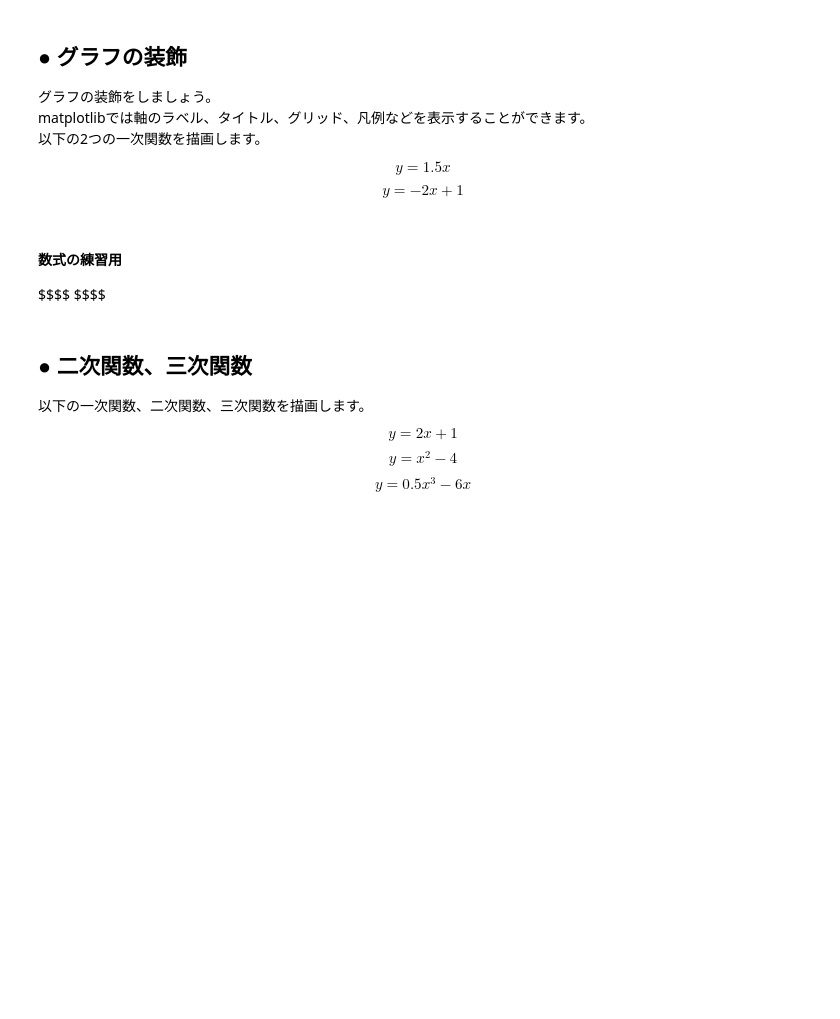
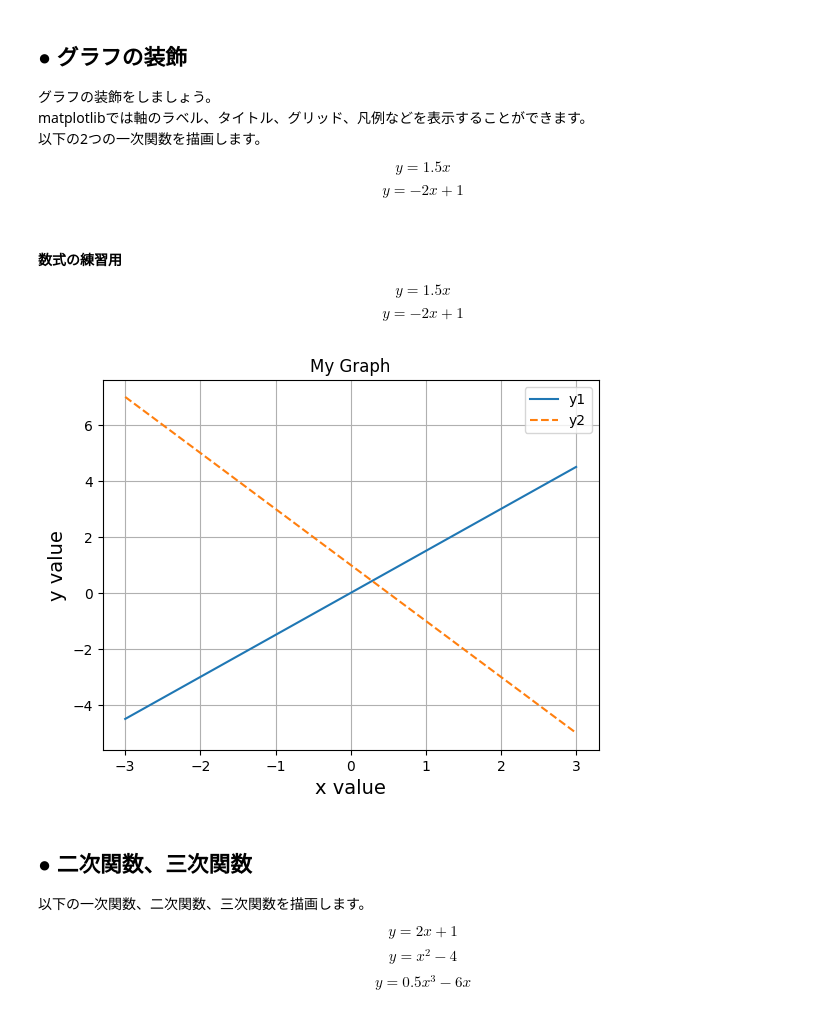
Before and after one commit to sonoko-jpg/section_1, a Jupyter notebook: section_3/draw_functions.ipynb, the cells around one changed output. Saved outputs shown, nothing was run; the diff lists cells and outputs as text; code cells hidden in the pictures; blank space fills up the shorter version.

```diff
--- a/section_3/draw_functions.ipynb
+++ b/section_3/draw_functions.ipynb
@@ -63,10 +90,10 @@ matplotlibでは軸のラベル、タイトル、グリッド、凡例などを
 
 $$y=1.5x$$
 $$y=-2x+1$$
-# %% [markdown]
-#### 数式の練習用
-$$$$
-$$$$
+# %% [markdown]
+#### 数式の練習用
+$$y = 1.5x$$
+$$ y = -2x + 1$$
 # %%
 import numpy as np
 import matplotlib.pyplot as plt
@@ -96,3 +121,26 @@ plt.show()
+# %%
+# コード練習用
+import numpy as np
+import matplotlib.pyplot as plt
+
+x = np.linspace(-3, 3)
+y_1 = 1.5*x
+y_2 = -2*x + 1
+
+plt.xlabel("x value", size =14)
+plt.ylabel("y value", size =14)
+
+plt.title("My Graph")
+
+plt.grid()
+
+plt.plot(x, y_1, label="y1")
+plt.plot(x, y_2, label="y2", linestyle="dashed")
+plt.legend()
+
+plt.show()
+# %% [output]
+[figure, added]
 # %% [markdown]
 ## ● 二次関数、三次関数
 以下の一次関数、二次関数、三次関数を描画します。
```
Also changed, not shown: parts of 12 cells of this notebook.
